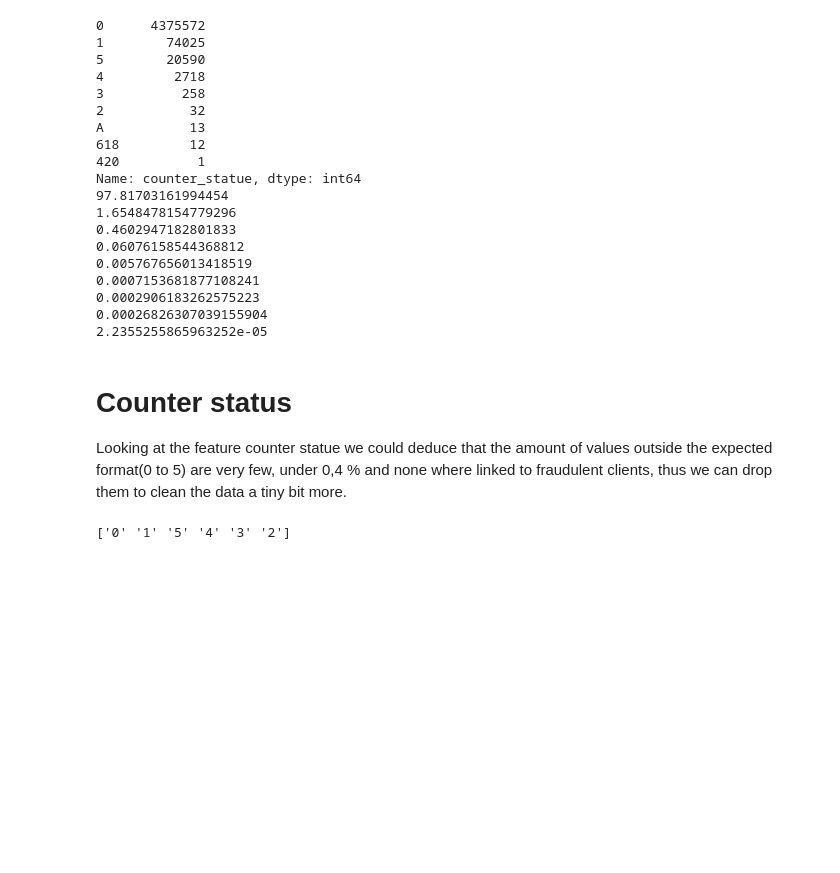
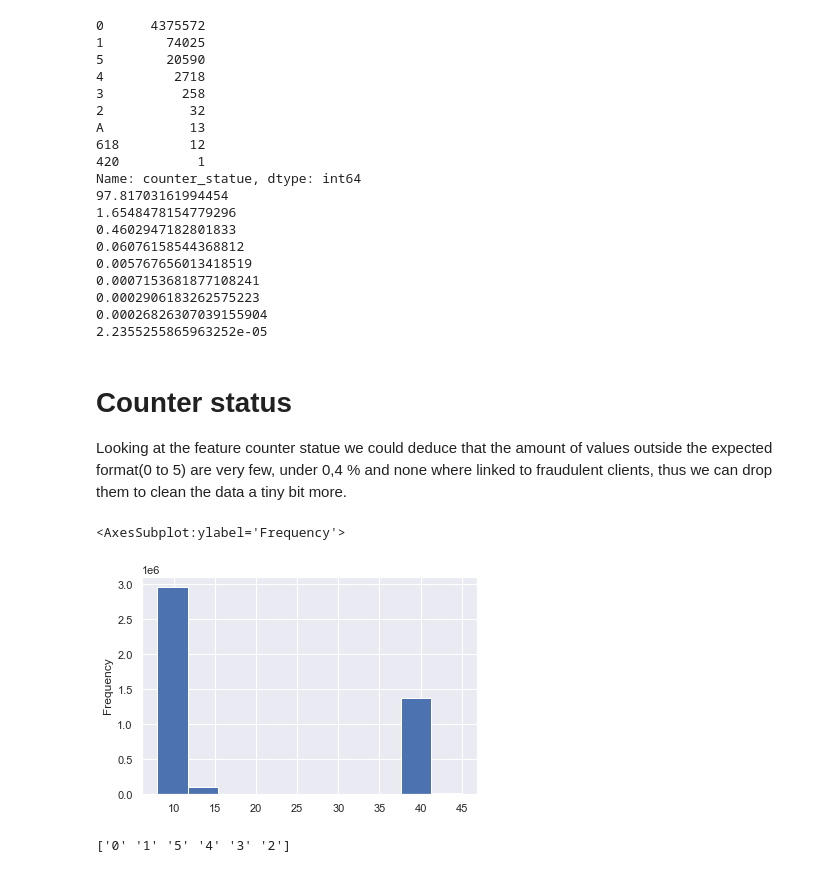
Before and after one commit to Werner101/Team_5_TPC, a Jupyter notebook: Team_5_FInal_1.ipynb, the cells around one changed output. Cells and saved outputs as stored; diff of their text form; code cells hidden in the pictures; blank space fills up the shorter version.

```diff
--- a/Team_5_FInal_1.ipynb
+++ b/Team_5_FInal_1.ipynb
@@ -228,6 +228,11 @@ Name: counter_statue, dtype: int64
 Looking at the feature counter statue we could deduce that the amount of values outside the expected format(0 to 5) are very few, under 0,4 % and none where linked to fraudulent clients, thus we can drop them to clean the data a tiny bit more.
 # %%
 invoice_data = invoice_data[~invoice_data['counter_statue'].isin(['A','618','420'])]
+# %%
+invoice_data['tarif_type'].plot(kind='hist')
+# %% [output]
+<AxesSubplot:ylabel='Frequency'>
+[figure, added]
 # %%
 print(invoice_data['counter_statue'].unique())
 # %% [output]
```
Also changed, not shown: parts of 21 cells of this notebook.
